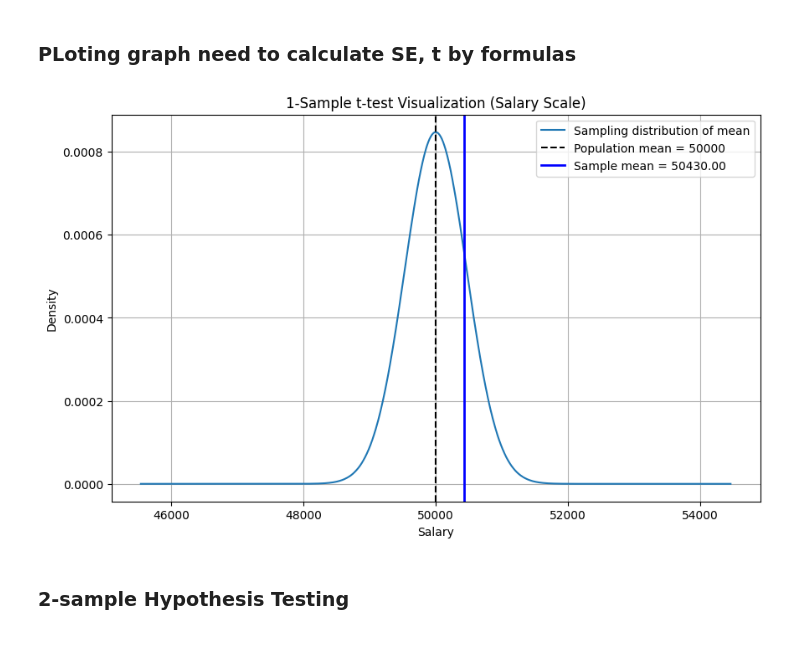
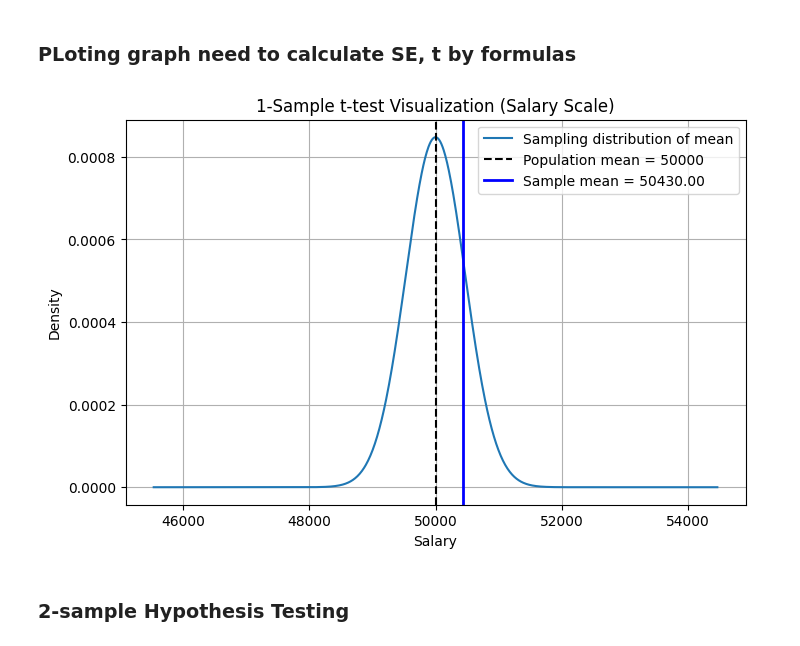
Before and after one commit to SachinSherki4/Data_Science, a Jupyter notebook: Cource_Learning/Inferential_statistics/Hypothesis_Testing/ttest_hypothesis_testing.ipynb, the cells around one changed output. Saved outputs shown, nothing was run; the diff lists cells and outputs as text; code cells hidden in the pictures.

```diff
--- a/Cource_Learning/Inferential_statistics/Hypothesis_Testing/ttest_hypothesis_testing.ipynb
+++ b/Cource_Learning/Inferential_statistics/Hypothesis_Testing/ttest_hypothesis_testing.ipynb
@@ -59,35 +60,35 @@ avg_salary = 50000  # Population mean
 # Calculate sample statistics
 n = len(sample_salary)
 sample_mean = np.mean(sample_salary)
 sample_std = np.std(sample_salary, ddof=1)
 se = sample_std / np.sqrt(n)
 
 # t-test statistic
 t_stat = (sample_mean - avg_salary) / se
 df = n - 1
 p_value = stats.t.sf(np.abs(t_stat), df) * 2
 
 # Salary scale (x-axis around population mean)
 x = np.linspace(avg_salary - 3*sample_std, avg_salary + 3*sample_std, 1000)
 y = stats.norm.pdf(x, avg_salary, se)  # Normal approx for visualization
 
-plt.figure(figsize=(10,6))
+plt.figure(figsize=(8,5))
 plt.plot(x, y, label="Sampling distribution of mean")
 
 # Mark population mean
 plt.axvline(avg_salary, color="black", linestyle="--", label=f"Population mean = {avg_salary}")
 
 # Mark sample mean
 plt.axvline(sample_mean, color="blue", linestyle="-", linewidth=2, label=f"Sample mean = {sample_mean:.2f}")
 
 plt.title("1-Sample t-test Visualization (Salary Scale)")
 plt.xlabel("Salary")
 plt.ylabel("Density")
 plt.legend()
 plt.grid(True)
 plt.show()
 # %% [output]
-[figure, old version]
+[figure, new version]
 # %% [markdown]
 ### 2-sample Hypothesis Testing
 # %%
```
Also changed, not shown: parts of 10 cells of this notebook, 4 other files.
